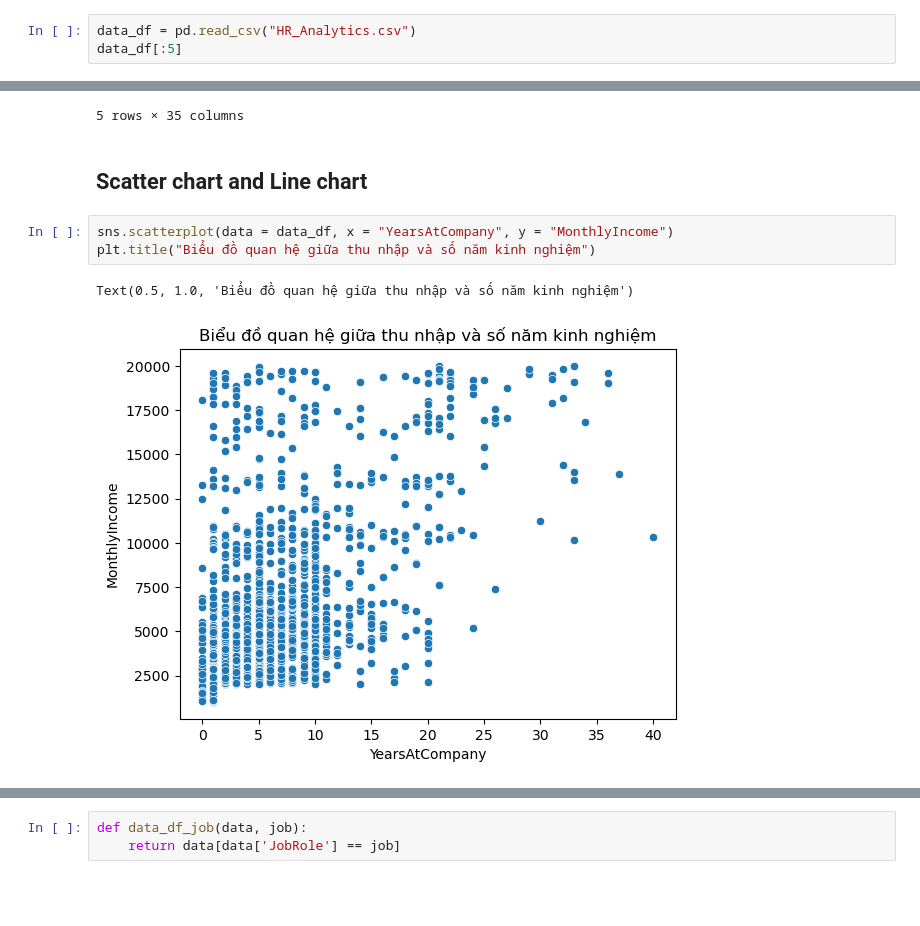
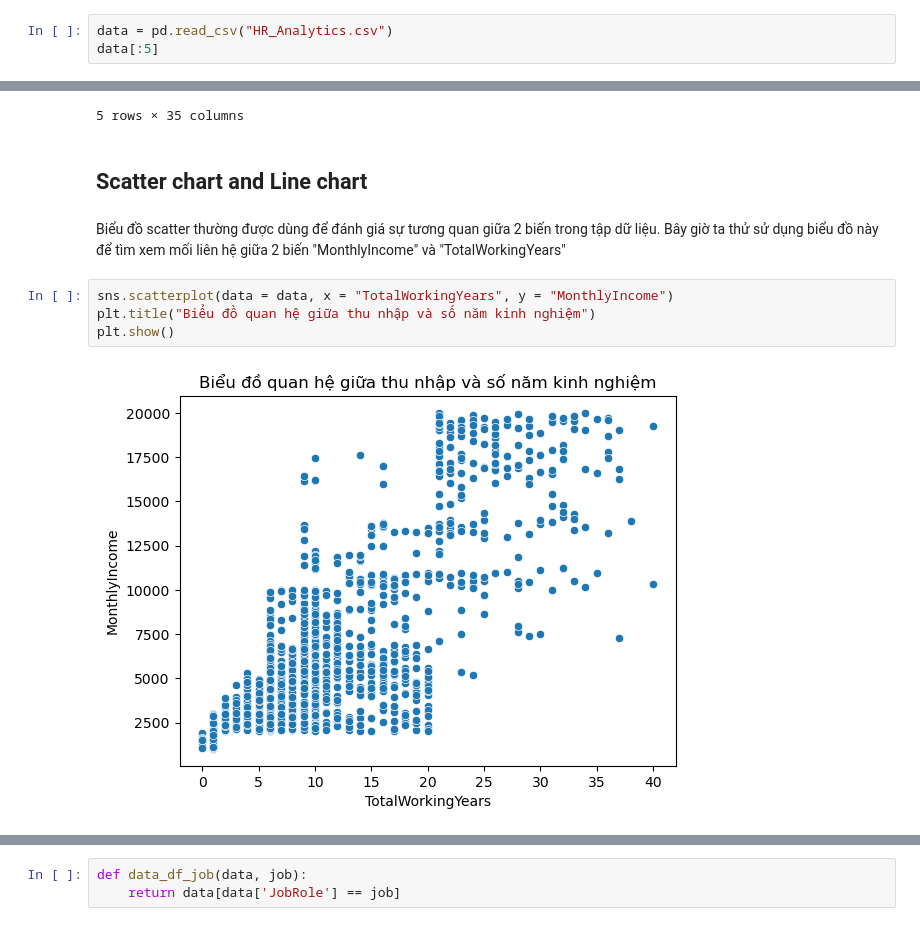
Before and after one commit to HuyHCMUS/DataVisualize-1, a Jupyter notebook: Hoang.ipynb, the cells around one changed output, grey strips where cells are left out. Saved outputs shown, nothing was run; the diff lists cells and outputs as text; blank space fills up the shorter version.

```diff
--- a/Hoang.ipynb
+++ b/Hoang.ipynb
@@ -4,8 +4,8 @@ import numpy as np
 import seaborn as sns
 import matplotlib.pyplot as plt
 # %%
-data_df = pd.read_csv("HR_Analytics.csv")
-data_df[:5]
+data = pd.read_csv("HR_Analytics.csv")
+data[:5]
 # %% [output]
 |  | Age | Attrition | BusinessTravel | DailyRate | Department | DistanceFromHome | Education | ... |
 | 0 | 41 | Yes | Travel_Rarely | 1102 | Sales | 1 | 2 | ... |
@@ -14,11 +14,13 @@ data_df[:5]
 | 3 | 33 | No | Travel_Frequently | 1392 | Research & Development | 3 | 4 | ... |
 | 4 | 27 | No | Travel_Rarely | 591 | Research & Development | 2 | 1 | ... |
 5 rows × 35 columns
-# %% [markdown]
-## Scatter chart and Line chart
+# %% [markdown]
+## Scatter chart and Line chart
+# %% [markdown]
+Biểu đồ scatter thường được dùng để đánh giá sự tương quan giữa 2 biến trong tập dữ liệu. Bây giờ ta thử sử dụng biểu đồ này để tìm xem mối liên hệ giữa 2 biến "MonthlyIncome" và "TotalWorkingYears"
 # %%
-sns.scatterplot(data = data_df, x = "YearsAtCompany", y = "MonthlyIncome")
+sns.scatterplot(data = data, x = "TotalWorkingYears", y = "MonthlyIncome")
 plt.title("Biểu đồ quan hệ giữa thu nhập và số năm kinh nghiệm")
+plt.show()
 # %% [output]
-Text(0.5, 1.0, 'Biểu đồ quan hệ giữa thu nhập và số năm kinh nghiệm')
-[figure, old version]
+[figure, new version]
```
Also changed, not shown: parts of 11 cells of this notebook.
